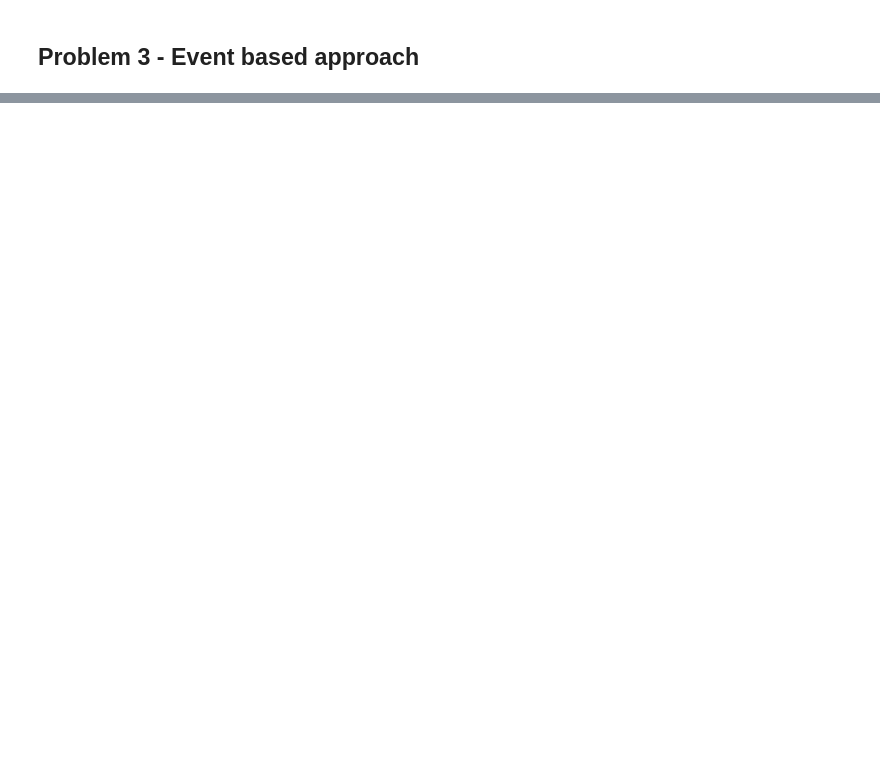
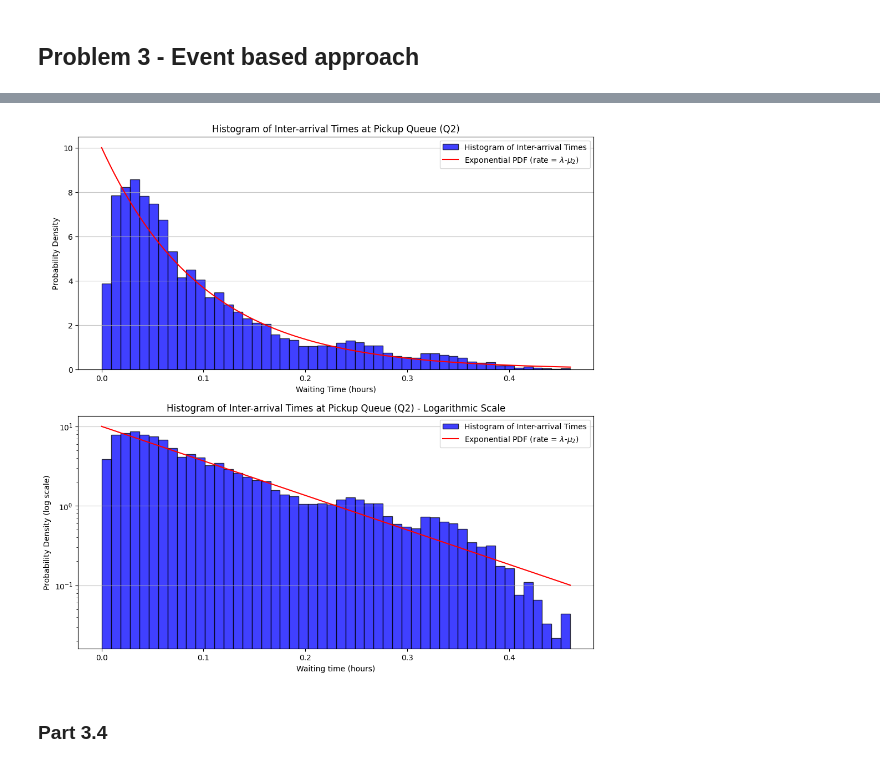
Before and after one commit to mikkelbjoern/traffic-course, a Jupyter notebook: project2/problem3-event-based.ipynb, the cells around one changed output, grey strips where cells are left out. Drawn from its saved outputs; the diff is of its cells as text; code cells hidden in the pictures; blank space fills up the shorter version.

```diff
--- a/project2/problem3-event-based.ipynb
+++ b/project2/problem3-event-based.ipynb
@@ -146,0 +219,43 @@ df = simulate_df(10000)
+# %%
+from scipy.stats import poisson
+
+# Create subplots
+fig, axes = plt.subplots(2, 1, figsize=(12, 12))
+
+# First subplot: regular histogram
+hist_data, bins, _ = axes[0].hist(
+	waiting_time_df["Total"], bins=50, alpha=0.75, color='blue', edgecolor='black', density=True, label='Histogram of Inter-arrival Times'
+)
+axes[0].set_xlabel("Waiting Time (hours)")
+axes[0].set_ylabel("Probability Density")
+axes[0].set_title("Histogram of Inter-arrival Times at Pickup Queue (Q2)")
+axes[0].grid(axis='y', alpha=0.75)
+
+# Second subplot: histogram with logarithmic y-axis
+axes[1].hist(
+	waiting_time_df["Total"], bins=50, alpha=0.75, color='blue', edgecolor='black', density=True, label='Histogram of Inter-arrival Times', log=True
+)
+axes[1].set_yscale('log')
+axes[1].set_xlabel("Waiting time (hours)")
+axes[1].set_ylabel("Probability Density (log scale)")
+axes[1].set_title("Histogram of Inter-arrival Times at Pickup Queue (Q2) - Logarithmic Scale")
+axes[1].grid(axis='y', alpha=0.75)
+
+# Define the range of x values for exponential functions
+x = np.linspace(0, waiting_time_df["Total"].max(), 1000)
+
+y = (mu_2-lambda_) * np.exp(-(mu_2-lambda_) * x)  # Exponential PDF
+y = np.where(y >= 0.1, y, np.nan)  # Mask values below 0.1
+axes[0].plot(x, y, label=f"Exponential PDF (rate = $\\lambda$-$\mu_2$)", color='red')
+axes[1].plot(x, y, label=f"Exponential PDF (rate = $\\lambda$-$\mu_2$)", color='red')
+
+# Update legends for both subplots
+axes[0].legend()
+axes[1].legend()
+
+# Display the updated plots
+plt.show()
+# %% [output]
+[figure, added]
+# %% [markdown]
+### Part 3.4
```
Also changed, not shown: parts of 10 cells of this notebook, 1 other file.
